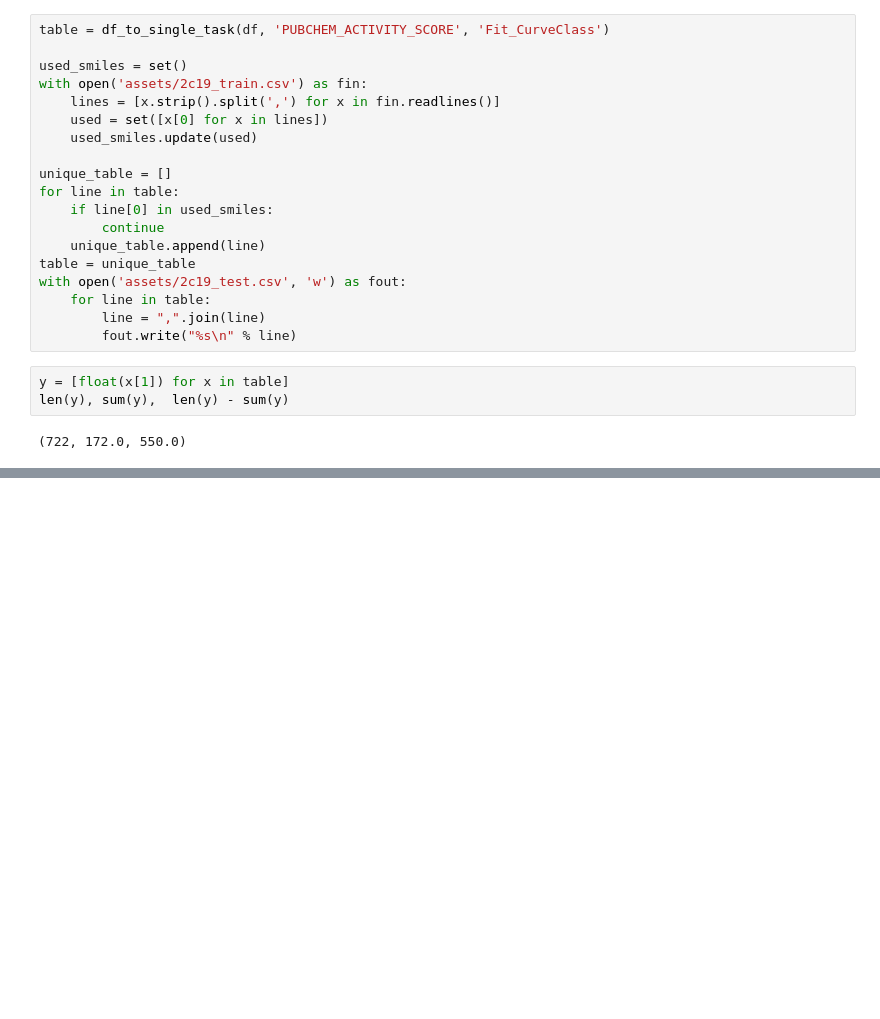
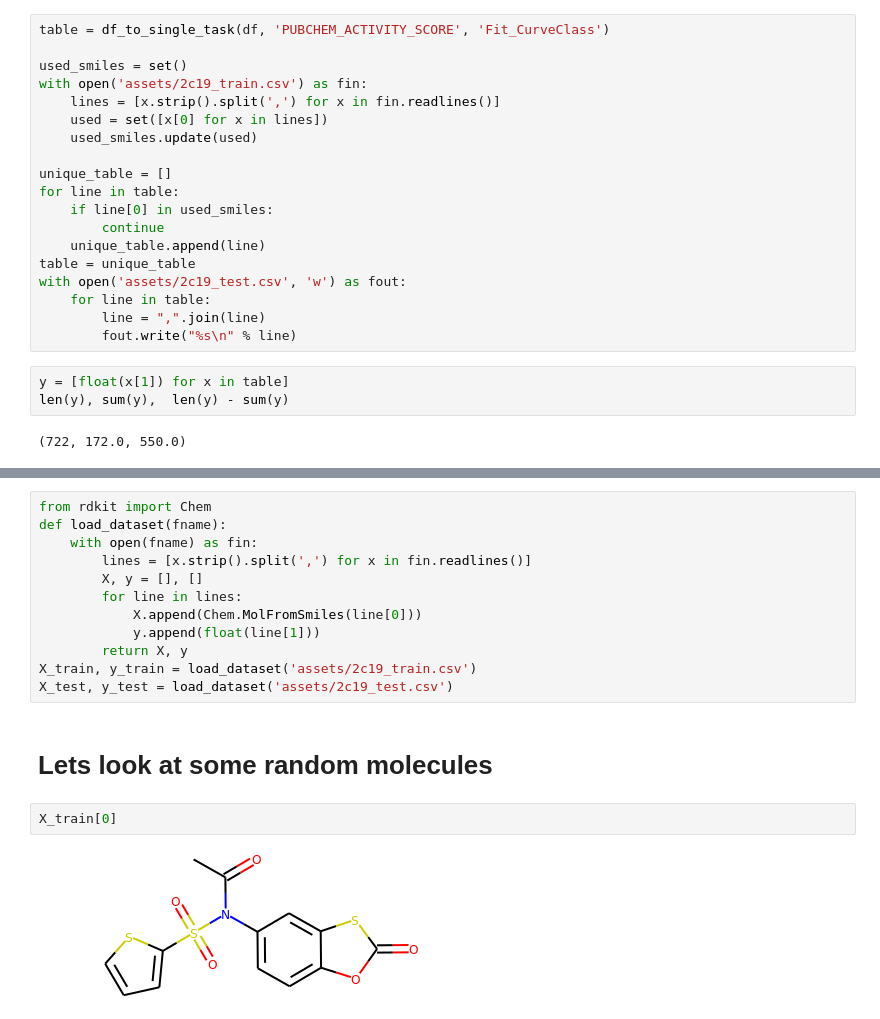
Before and after one commit to lilleswing/future_of_care, a Jupyter notebook: teacher_guide.ipynb, the cells around one changed output, grey strips where cells are left out. Drawn from its saved outputs; the diff is of its cells as text; blank space fills up the shorter version.

```diff
--- a/teacher_guide.ipynb
+++ b/teacher_guide.ipynb
@@ -153,0 +167,18 @@ len(y), sum(y),  len(y) - sum(y)
+# %%
+from rdkit import Chem
+def load_dataset(fname):
+    with open(fname) as fin:
+        lines = [x.strip().split(',') for x in fin.readlines()]
+        X, y = [], []
+        for line in lines:
+            X.append(Chem.MolFromSmiles(line[0]))
+            y.append(float(line[1]))
+        return X, y
+X_train, y_train = load_dataset('assets/2c19_train.csv')
+X_test, y_test = load_dataset('assets/2c19_test.csv')
+# %% [markdown]
+# Lets look at some random molecules
+# %%
+X_train[0]
+# %% [output]
+[figure, added]
```
Also changed, not shown: parts of 61 cells of this notebook, 1 other file.
